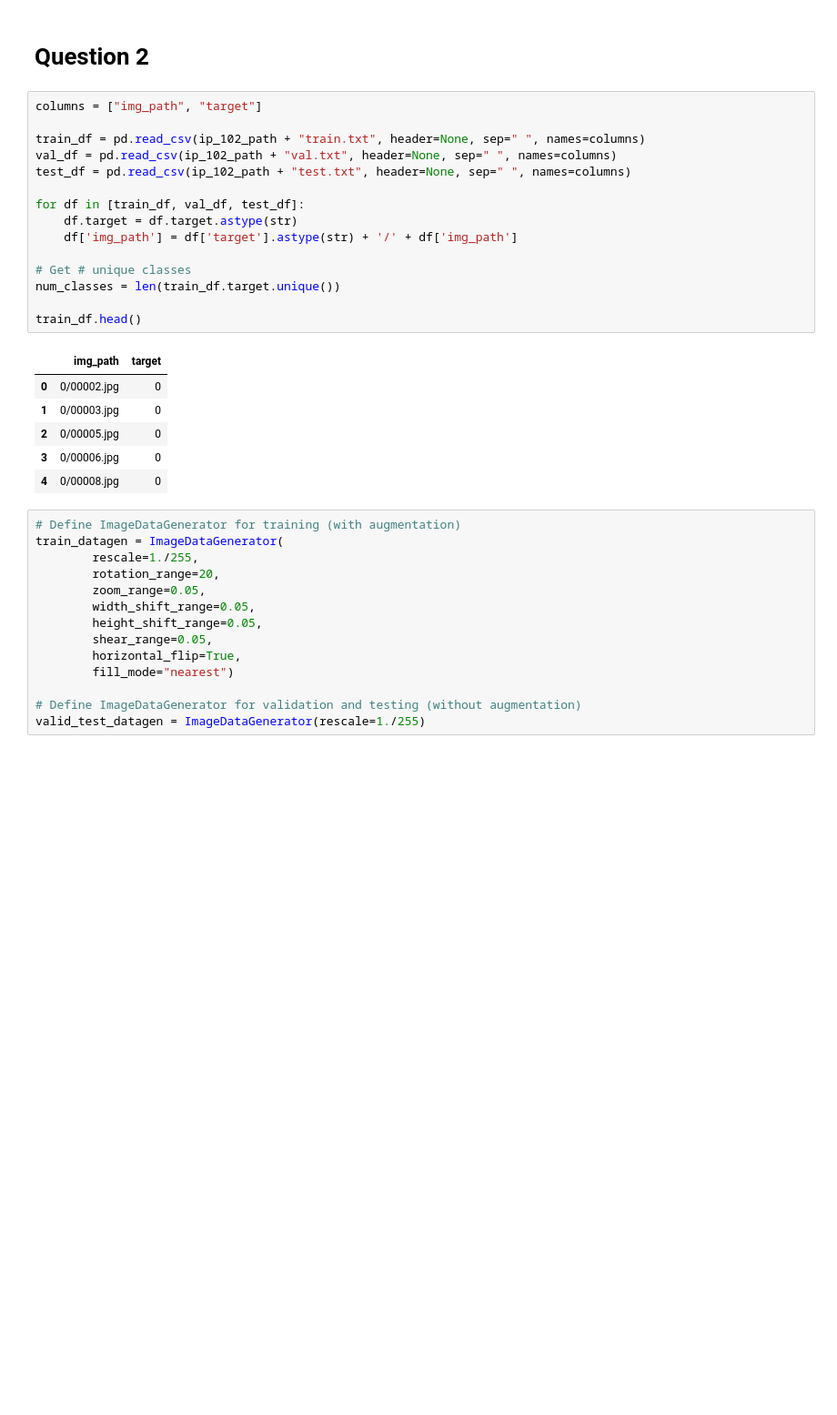
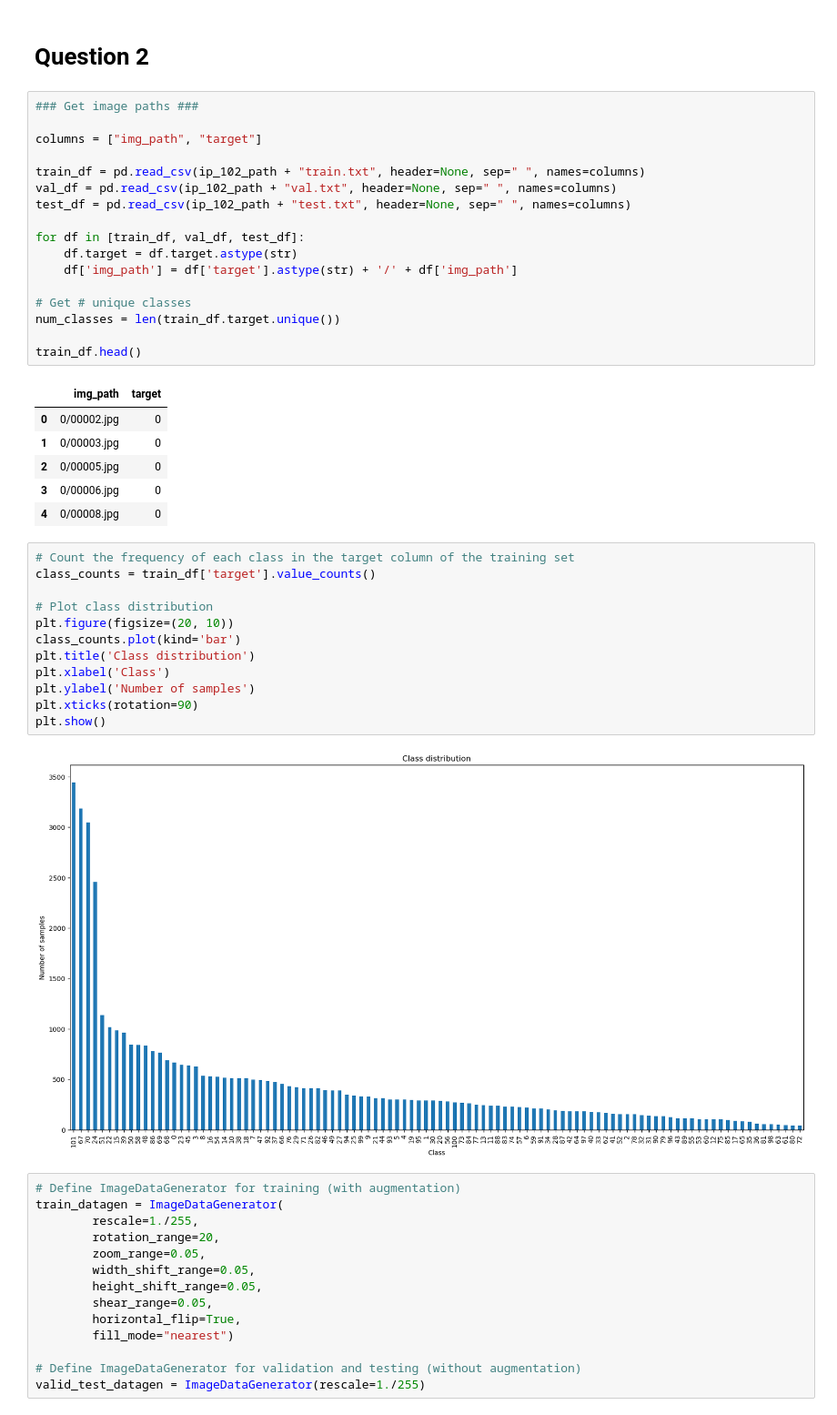
Before and after one commit to samswain2/MSiA-SQ, a Jupyter notebook: MSiA 432/01_homeworks/03_hw/03_hw.ipynb, the cells around one changed output. Shown: that part at 91% size. Drawn from its saved outputs; the diff is of its cells as text; blank space fills up the shorter version.

```diff
--- a/MSiA 432/01_homeworks/03_hw/03_hw.ipynb
+++ b/MSiA 432/01_homeworks/03_hw/03_hw.ipynb
@@ -26,6 +29,8 @@ In word document attatched with this submission
 # %% [markdown]
 # Question 2
 # %%
+### Get image paths ###
+
 columns = ["img_path", "target"]
 
 train_df = pd.read_csv(ip_102_path + "train.txt", header=None, sep=" ", names=columns)
@@ -47,6 +52,20 @@ train_df.head()
 | 2 | 0/00005.jpg | 0 |
 | 3 | 0/00006.jpg | 0 |
 | 4 | 0/00008.jpg | 0 |
+# %%
+# Count the frequency of each class in the target column of the training set
+class_counts = train_df['target'].value_counts()
+
+# Plot class distribution
+plt.figure(figsize=(20, 10))
+class_counts.plot(kind='bar')
+plt.title('Class distribution')
+plt.xlabel('Class')
+plt.ylabel('Number of samples')
+plt.xticks(rotation=90)
+plt.show()
+# %% [output]
+[figure, added]
 # %%
 # Define ImageDataGenerator for training (with augmentation)
 train_datagen = ImageDataGenerator(
```
Also changed, not shown: parts of 15 cells of this notebook.
